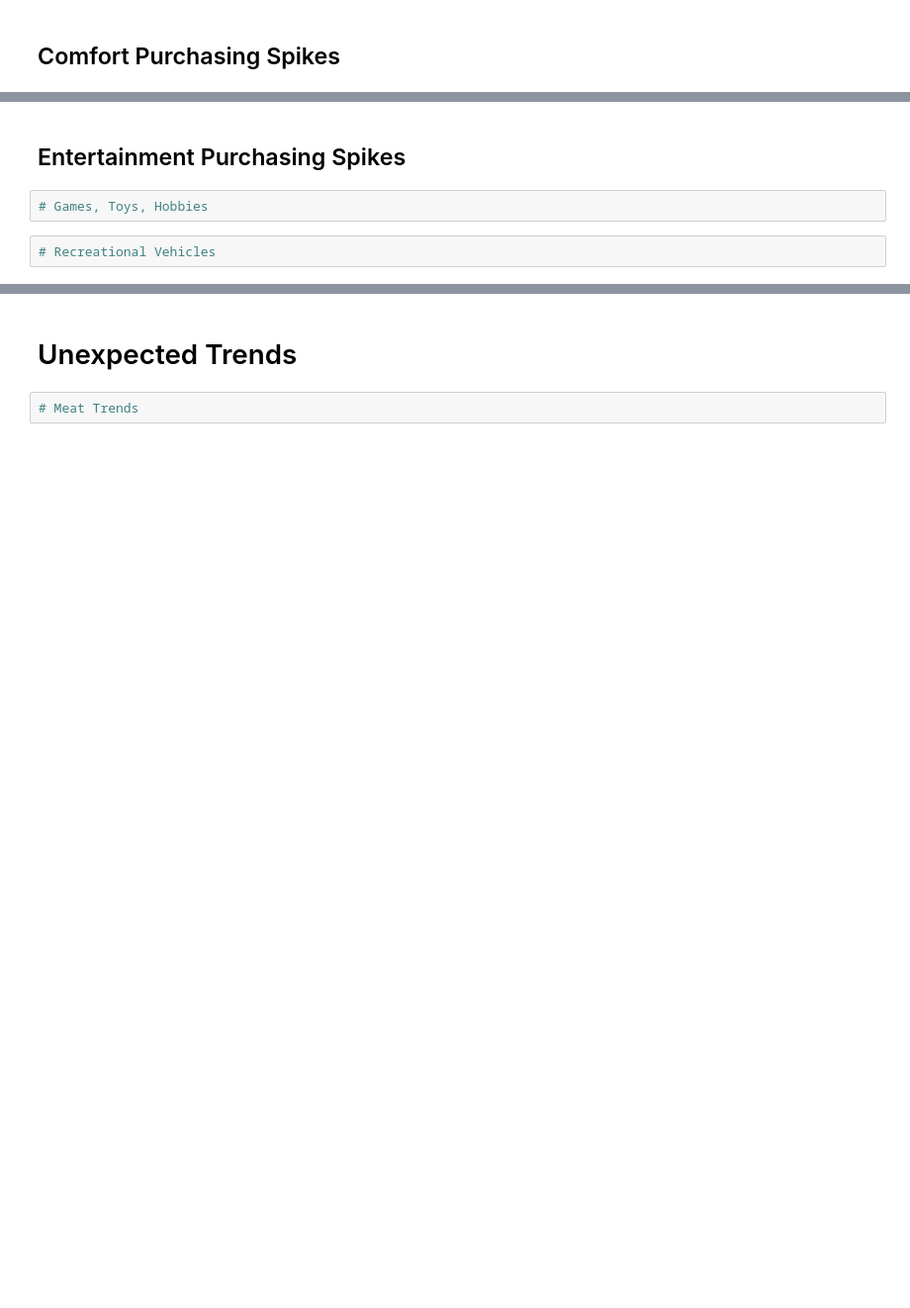
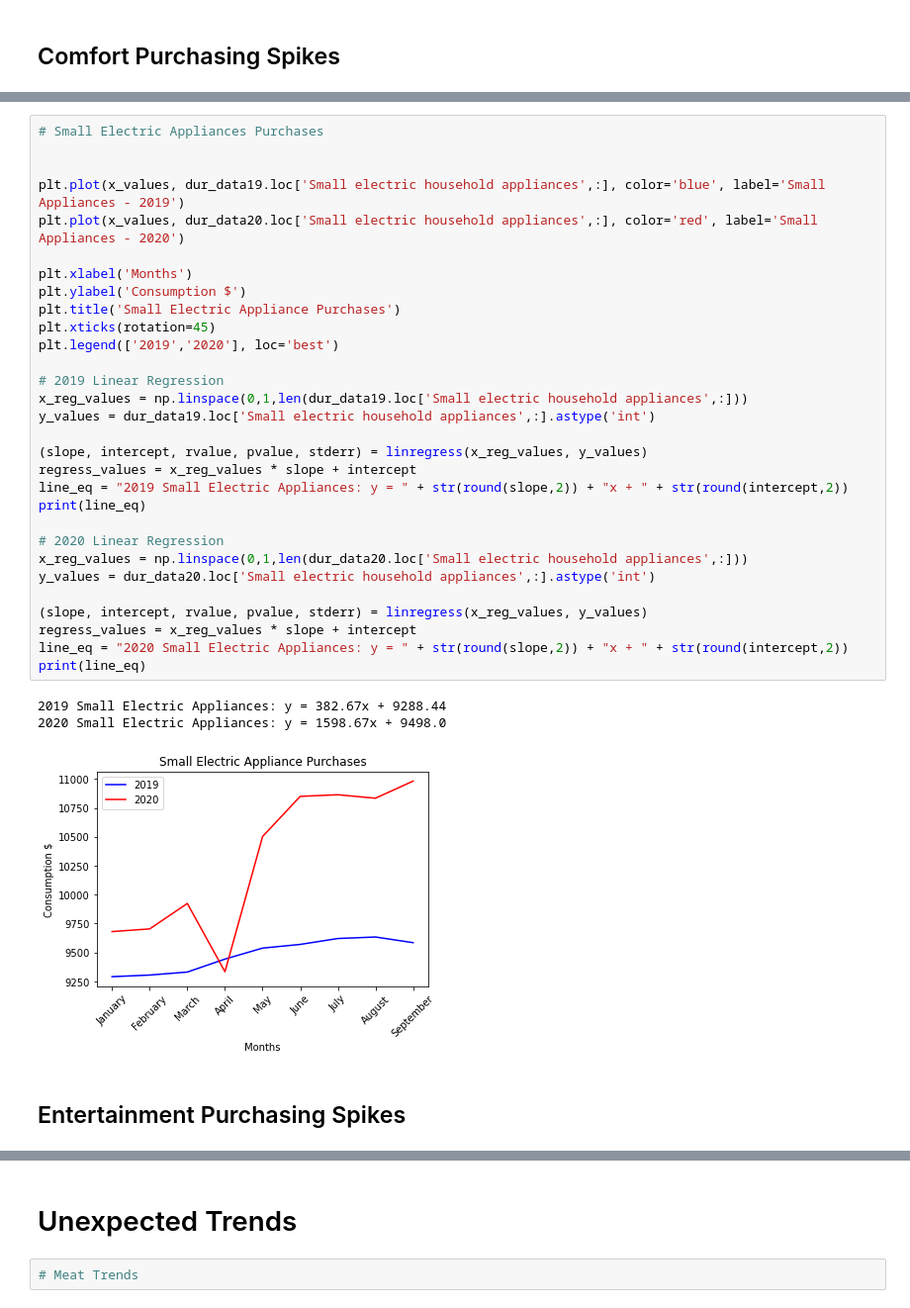
Before and after one commit to staceywai/bootcamp-project, a Jupyter notebook: Final_Data-Analysis.ipynb, the cells around one changed output, grey strips where cells are left out. Shown: that part at 99% size. Saved outputs shown, nothing was run; the diff lists cells and outputs as text; blank space fills up the shorter version.

```diff
--- a/Final_Data-Analysis.ipynb
+++ b/Final_Data-Analysis.ipynb
@@ -58,6 +152,36 @@ x_values = ['January', 'February', 'March', 'April', 'May', 'June', 'July', 'Aug
+# %%
+# Small Electric Appliances Purchases
+
+
+plt.plot(x_values, dur_data19.loc['Small electric household appliances',:], color='blue', label='Small Appliances - 2019')
+plt.plot(x_values, dur_data20.loc['Small electric household appliances',:], color='red', label='Small Appliances - 2020')
+
+plt.xlabel('Months')
+plt.ylabel('Consumption $')
+plt.title('Small Electric Appliance Purchases')
+plt.xticks(rotation=45)
+plt.legend(['2019','2020'], loc='best')
+
+# 2019 Linear Regression
+x_reg_values = np.linspace(0,1,len(dur_data19.loc['Small electric household appliances',:]))
+y_values = dur_data19.loc['Small electric household appliances',:].astype('int')
+
+(slope, intercept, rvalue, pvalue, stderr) = linregress(x_reg_values, y_values)
+regress_values = x_reg_values * slope + intercept
+line_eq = "2019 Small Electric Appliances: y = " + str(round(slope,2)) + "x + " + str(round(intercept,2))
+print(line_eq)
+
+# 2020 Linear Regression
+x_reg_values = np.linspace(0,1,len(dur_data20.loc['Small electric household appliances',:]))
+y_values = dur_data20.loc['Small electric household appliances',:].astype('int')
+
+(slope, intercept, rvalue, pvalue, stderr) = linregress(x_reg_values, y_values)
+regress_values = x_reg_values * slope + intercept
+line_eq = "2020 Small Electric Appliances: y = " + str(round(slope,2)) + "x + " + str(round(intercept,2))
+print(line_eq)
+# %% [output]
+2019 Small Electric Appliances: y = 382.67x + 9288.44
+2020 Small Electric Appliances: y = 1598.67x + 9498.0
+[figure, added]
 # %% [markdown]
 ## Entertainment Purchasing Spikes
-# %%
-# Games, Toys, Hobbies
-# %%
-# Recreational Vehicles
```
Also changed, not shown: parts of 13 cells of this notebook.
